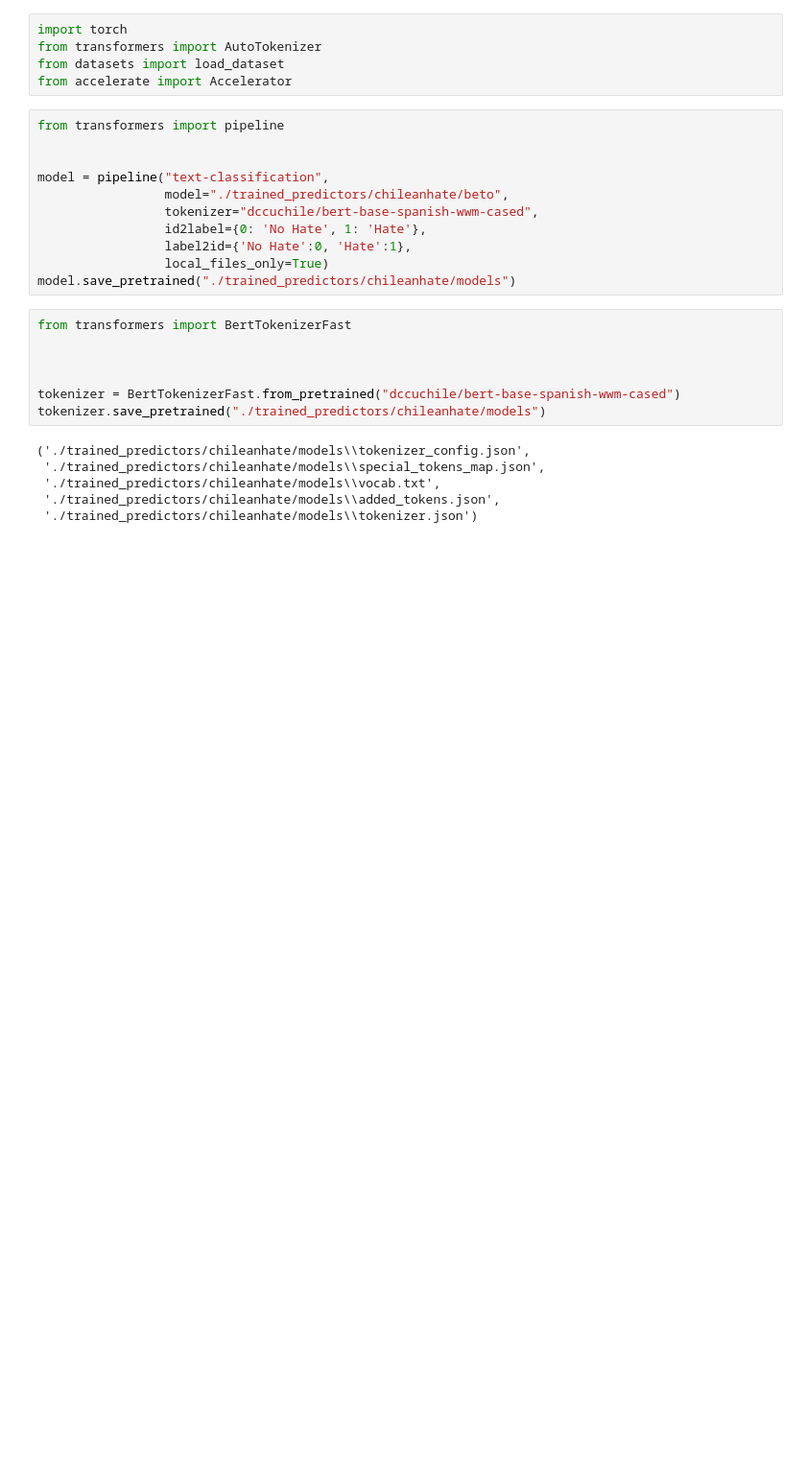
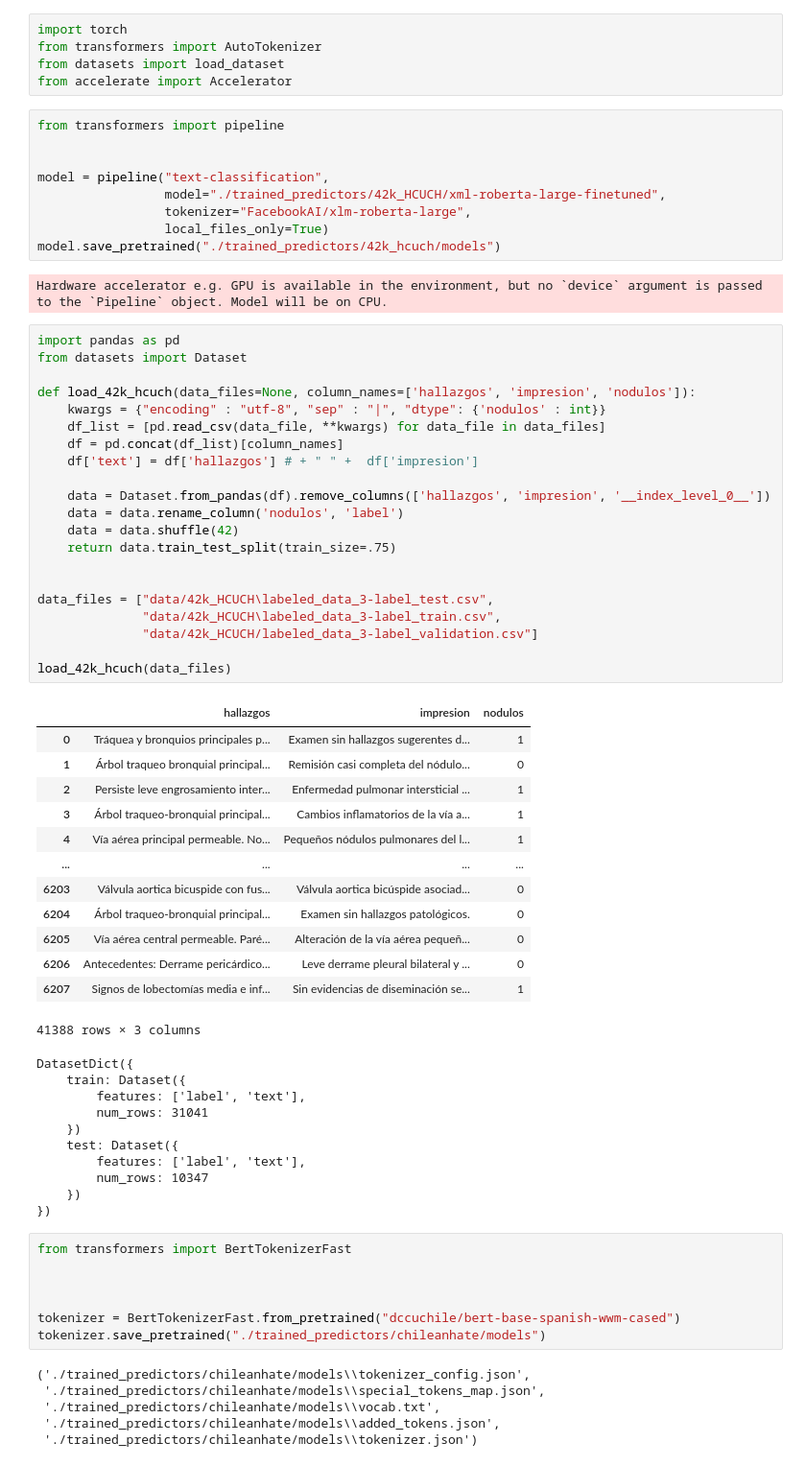
Before and after one commit to Dhormir/mmice, a Jupyter notebook: T5_pytorch_train_test_tutorial.ipynb, the cells around one changed output. Shown: that part at 96% size. Drawn from its saved outputs; the diff is of its cells as text; blank space fills up the shorter version.

```diff
--- a/T5_pytorch_train_test_tutorial.ipynb
+++ b/T5_pytorch_train_test_tutorial.ipynb
@@ -10,12 +10,57 @@ from transformers import pipeline
 
 
 model = pipeline("text-classification",
-                 model="./trained_predictors/chileanhate/beto",
-                 tokenizer="dccuchile/bert-base-spanish-wwm-cased",
-                 id2label={0: 'No Hate', 1: 'Hate'},
-                 label2id={'No Hate':0, 'Hate':1},
+                 model="./trained_predictors/42k_HCUCH/xml-roberta-large-finetuned",
+                 tokenizer="FacebookAI/xlm-roberta-large",
                  local_files_only=True)
-model.save_pretrained("./trained_predictors/chileanhate/models")
+model.save_pretrained("./trained_predictors/42k_hcuch/models")
+# %% [output]
+Hardware accelerator e.g. GPU is available in the environment, but no `device` argument is passed to the `Pipeline` object. Model will be on CPU.
+# %%
+import pandas as pd
+from datasets import Dataset
+
+def load_42k_hcuch(data_files=None, column_names=['hallazgos', 'impresion', 'nodulos']):
+    kwargs = {"encoding" : "utf-8", "sep" : "|", "dtype": {'nodulos' : int}}
+    df_list = [pd.read_csv(data_file, **kwargs) for data_file in data_files]
+    df = pd.concat(df_list)[column_names]
+    df['text'] = df['hallazgos'] # + " " +  df['impresion']
+
+    data = Dataset.from_pandas(df).remove_columns(['hallazgos', 'impresion', '__index_level_0__'])
+    data = data.rename_column('nodulos', 'label')
+    data = data.shuffle(42)
+    return data.train_test_split(train_size=.75)
+
+
+data_files = ["data/42k_HCUCH\labeled_data_3-label_test.csv",
+              "data/42k_HCUCH\labeled_data_3-label_train.csv",
+              "data/42k_HCUCH/labeled_data_3-label_validation.csv"]
+
+load_42k_hcuch(data_files)
+# %% [output]
+|  | hallazgos | impresion | nodulos |
+| 0 | Tráquea y bronquios principales p... | Examen sin hallazgos sugerentes d... | 1 |
+| 1 | Árbol traqueo bronquial principal... | Remisión casi completa del nódulo... | 0 |
+| 2 | Persiste leve engrosamiento inter... | Enfermedad pulmonar intersticial ... | 1 |
+| 3 | Árbol traqueo-bronquial principal... | Cambios inflamatorios de la vía a... | 1 |
+| 4 | Vía aérea principal permeable. No... | Pequeños nódulos pulmonares del l... | 1 |
+| ... | ... | ... | ... |
+| 6203 | Válvula aortica bicuspide con fus... | Válvula aortica bicúspide asociad... | 0 |
+| 6204 | Árbol traqueo-bronquial principal... | Examen sin hallazgos patológicos. | 0 |
+| 6205 | Vía aérea central permeable. Paré... | Alteración de la vía aérea pequeñ... | 0 |
+| 6206 | Antecedentes: Derrame pericárdico... | Leve derrame pleural bilateral y ... | 0 |
+| 6207 | Signos de lobectomías media e inf... | Sin evidencias de diseminación se... | 1 |
+41388 rows × 3 columns
+DatasetDict({
+    train: Dataset({
+        features: ['label', 'text'],
+        num_rows: 31041
+    })
+    test: Dataset({
+        features: ['label', 'text'],
+        num_rows: 10347
+    })
+})
 # %%
 from transformers import BertTokenizerFast
 
```
Also changed, not shown: parts of 4 cells of this notebook, 10 other files.
